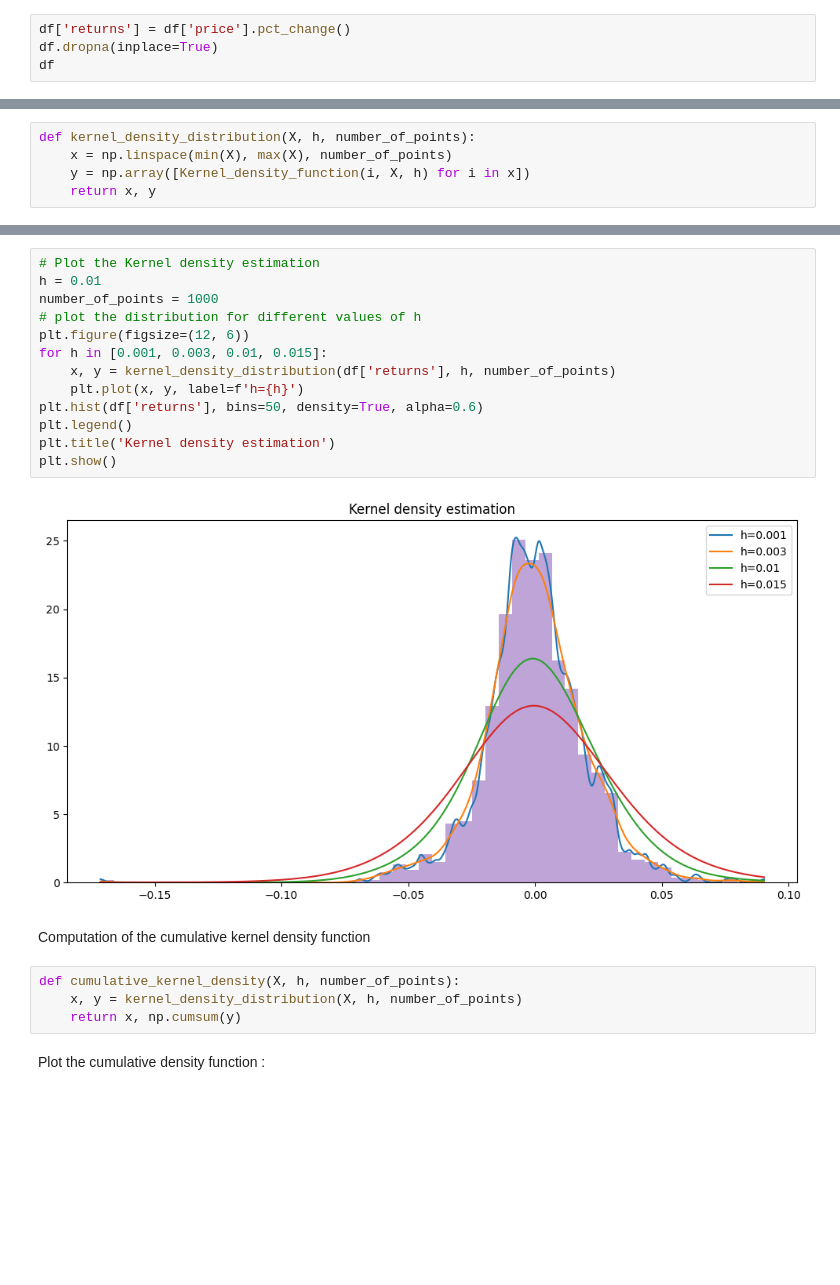
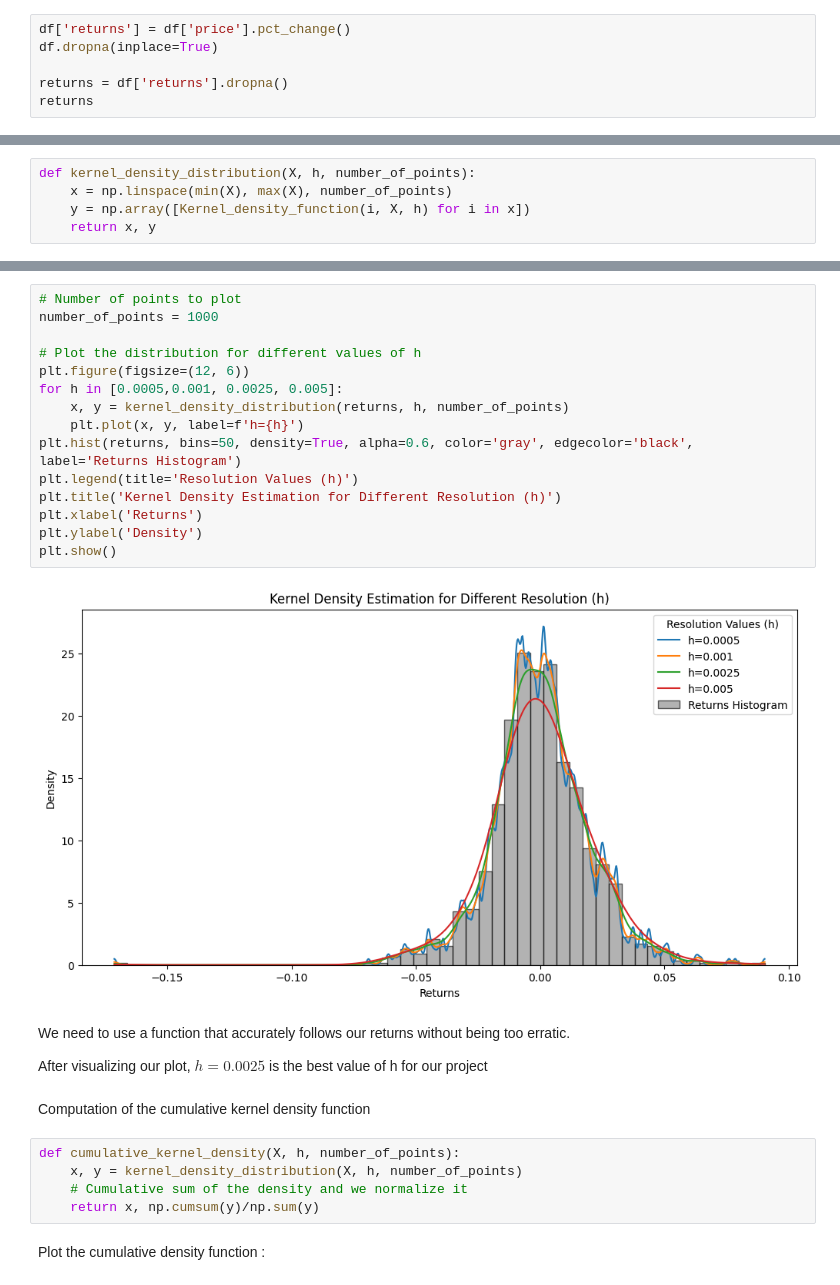
Before and after one commit to nathan6292/Market-Risk-Final-Project, a Jupyter notebook: Nathan_Fleury, Julien_Gilles - Project.ipynb, the cells around one changed output, grey strips where cells are left out. Saved outputs shown, nothing was run; the diff lists cells and outputs as text; blank space fills up the shorter version.

```diff
--- a/Nathan_Fleury, Julien_Gilles - Project.ipynb
+++ b/Nathan_Fleury, Julien_Gilles - Project.ipynb
@@ -1078,5 +1078,7 @@ We use the `pct_change()` function to calculate the returns and drop the NA valu
 # %%
 df['returns'] = df['price'].pct_change()
 df.dropna(inplace=True)
-df
+
+returns = df['returns'].dropna()
+returns
 # %% [output]
@@ -1128,24 +1145,31 @@ def kernel_density_distribution(X, h, number_of_points):
 # %%
-# Plot the Kernel density estimation
-h = 0.01
+# Number of points to plot
 number_of_points = 1000
-# plot the distribution for different values of h
+
+# Plot the distribution for different values of h
 plt.figure(figsize=(12, 6))
-for h in [0.001, 0.003, 0.01, 0.015]:
-    x, y = kernel_density_distribution(df['returns'], h, number_of_points)
+for h in [0.0005,0.001, 0.0025, 0.005]:
+    x, y = kernel_density_distribution(returns, h, number_of_points)
     plt.plot(x, y, label=f'h={h}')
-plt.hist(df['returns'], bins=50, density=True, alpha=0.6)
-plt.legend()
-plt.title('Kernel density estimation')
+plt.hist(returns, bins=50, density=True, alpha=0.6, color='gray', edgecolor='black', label='Returns Histogram')
+plt.legend(title='Resolution Values (h)')
+plt.title('Kernel Density Estimation for Different Resolution (h)')
+plt.xlabel('Returns')
+plt.ylabel('Density')
 plt.show()
 # %% [output]
-[figure, old version]
+[figure, new version]
+# %% [markdown]
+We need to use a function that accurately follows our returns without being too erratic.
+
+After visualizing our plot, $h = 0.0025$ is the best value of h for our project
 # %% [markdown]
 Computation of the cumulative kernel density function
 # %%
 def cumulative_kernel_density(X, h, number_of_points):
     x, y = kernel_density_distribution(X, h, number_of_points)
-    return x, np.cumsum(y)
+    # Cumulative sum of the density and we normalize it
+    return x, np.cumsum(y)/np.sum(y)
 # %% [markdown]
 Plot the cumulative density function :
 # %%
```
Also changed, not shown: parts of 19 cells of this notebook.
